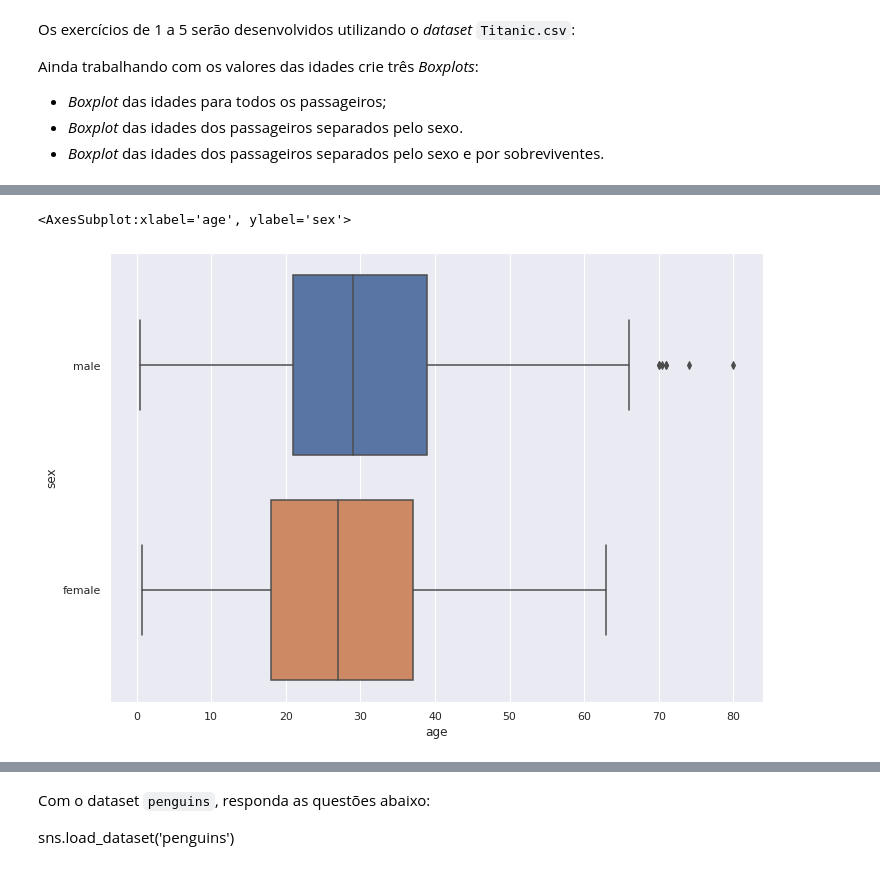
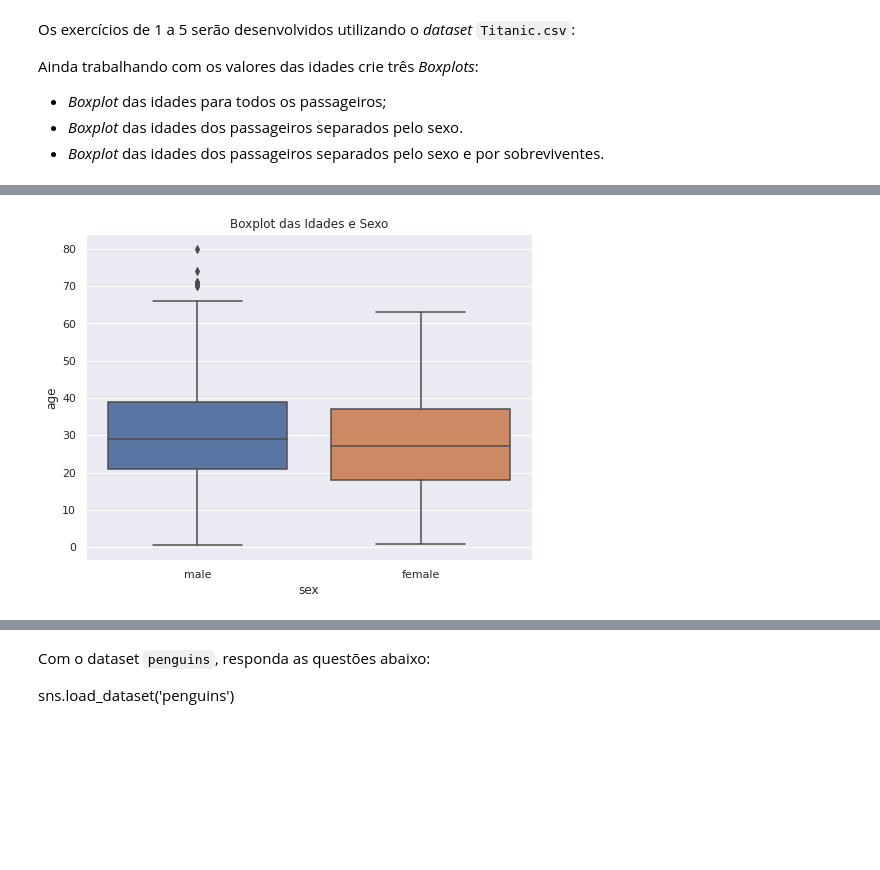
Before and after one commit to VitorFRodrigues/Coding_Tank_Material, a Jupyter notebook: Polo_Tech/Modulo_04/Listas/L1-Estatistica1_vitor.ipynb, the cells around one changed output, grey strips where cells are left out. Cells and saved outputs as stored; diff of their text form; code cells hidden in the pictures; blank space fills up the shorter version.

```diff
--- a/Polo_Tech/Modulo_04/Listas/L1-Estatistica1_vitor.ipynb
+++ b/Polo_Tech/Modulo_04/Listas/L1-Estatistica1_vitor.ipynb
@@ -204,6 +296,15 @@ sns.boxplot(x = dados['age'])
 # %%
-sns.boxplot(data = dados, x = 'age', y = 'sex')
+# Define o tamanho da figura
+plt.figure(figsize=(8, 6))
+
+# Plot do Boxplot
+sns.boxplot(data=dados, y="age", x="sex")
+
+# Cria um titulo
+plt.title("Boxplot das Idades e Sexo")
+
+# Mostra o gráfico
+plt.show()
 # %% [output]
-<AxesSubplot:xlabel='age', ylabel='sex'>
-[figure, old version]
+[figure, new version]
 # %%
```
Also changed, not shown: parts of 18 cells of this notebook.
